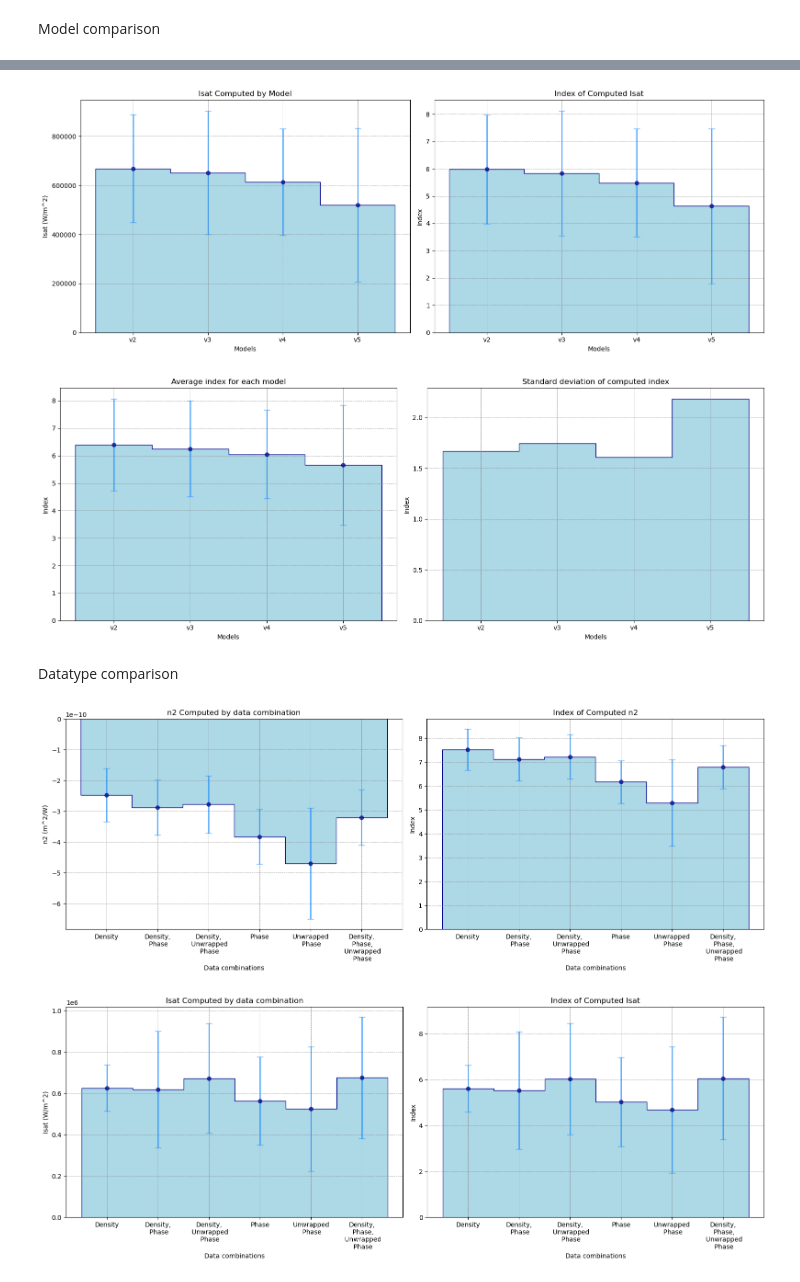
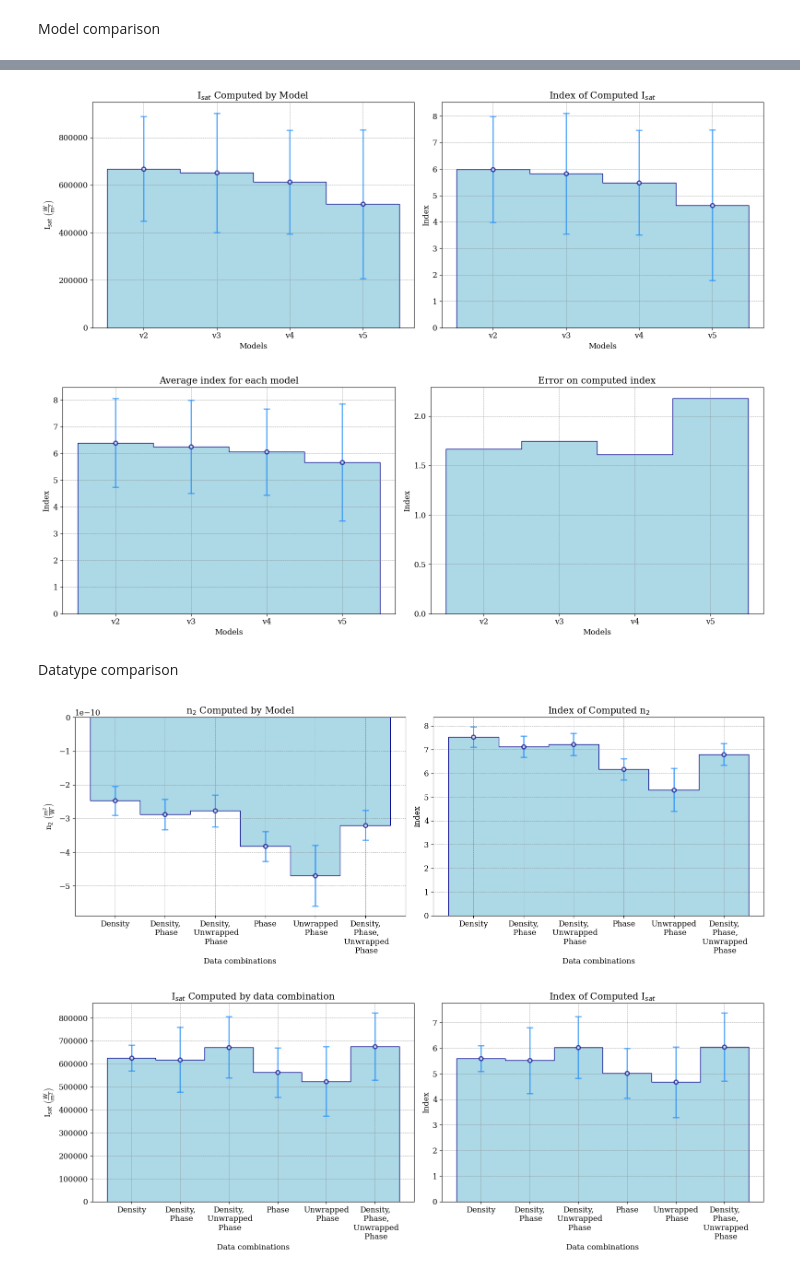
Before and after one commit to Quantum-Optics-LKB/xp2nlse-ml, a Jupyter notebook: single_power/experiment_visualizer_single_power.ipynb, the cells around one changed output, grey strips where cells are left out. Cells and saved outputs as stored; diff of their text form; code cells hidden in the pictures.

Commit message:
fixed format of bar plots

```diff
--- a/single_power/experiment_visualizer_single_power.ipynb
+++ b/single_power/experiment_visualizer_single_power.ipynb
@@ -3,6 +3,9 @@ import numpy as np
 import matplotlib.pyplot as plt
 import json
 import pandas as pd
+# %%
+plt.rcParams['font.family'] = 'DejaVu Serif'
+plt.rcParams['font.size'] = 12
 # %%
 file_to_df = pd.read_json("/home/louis/LEON/DATA/Atoms/2024/PINNS2/CNN/experiment_results_single_power.json")
 df_to_json = file_to_df.to_json()
@@ -119,8 +122,8 @@ std_index_error_isat_models = np.zeros(4)
 for index in range(len(model_types)):
     mean_accuracy_isat_models[index] = np.mean(model_types[index][3])
     mean_index_error_isat_models[index] = np.mean(model_types[index][4])
-    std_accuracy_isat_models[index] = np.std(model_types[index][3])#/np.sqrt(len(model_types[index][3]))
-    std_index_error_isat_models[index] = np.std(model_types[index][4])#/np.sqrt(len(model_types[index][4]))
+    std_accuracy_isat_models[index] = np.std(model_types[index][3])
+    std_index_error_isat_models[index] = np.std(model_types[index][4])
 
 x_positions = [0.5, 1.5, 2.5, 3.5]
 
@@ -131,28 +134,28 @@ fig, ax = plt.subplots(1, 2, figsize=(16, 6))
 ax[0].grid(True, which='both', linestyle='--', linewidth=0.5, color='grey')
 ax[0].stairs(mean_accuracy_isat_models, fill=True, color='lightblue')
 ax[0].stairs(mean_accuracy_isat_models, color='darkblue')
-ax[0].errorbar(x_positions, mean_accuracy_isat_models, yerr=std_accuracy_isat_models, fmt="o", color="navy", ecolor='dodgerblue', elinewidth=2, capsize=5, alpha=0.7)
+ax[0].errorbar(x_positions, mean_accuracy_isat_models, yerr=std_accuracy_isat_models, fmt="o", color="navy", ecolor='dodgerblue', elinewidth=2, capsize=5, alpha=0.7, markerfacecolor='white', markeredgecolor='navy', markeredgewidth=2)
 ax[0].set_xticks(x_positions)
 ax[0].set_xticklabels(models_list, rotation=0)
-ax[0].set_title("Isat Computed by Model")
-ax[0].set_ylabel('Isat (W/m^2)')
+ax[0].set_title(r"I$_{sat}$ Computed by Model")
+ax[0].set_ylabel(r'I$_{sat}\ \left(\frac{W}{\mathrm{m^2}}\right)$')
 ax[0].set_xlabel('Models')
 
 # Second subplot
 ax[1].grid(True, which='both', linestyle='--', linewidth=0.5, color='grey')
 ax[1].stairs(mean_index_error_isat_models, fill=True, color='lightblue')
 ax[1].stairs(mean_index_error_isat_models, color='darkblue')
-ax[1].errorbar(x_positions, mean_index_error_isat_models, yerr=std_index_error_isat_models, fmt="o", color="navy", ecolor='dodgerblue', elinewidth=2, capsize=5, alpha=0.7)
+ax[1].errorbar(x_positions, mean_index_error_isat_models, yerr=std_index_error_isat_models, fmt="o", color="navy", ecolor='dodgerblue', elinewidth=2, capsize=5, alpha=0.7, markerfacecolor='white', markeredgecolor='navy', markeredgewidth=2)
 ax[1].set_xticks(x_positions)
 ax[1].set_xticklabels(models_list, rotation=0)
-ax[1].set_title("Index of Computed Isat")
+ax[1].set_title(r"Index of Computed I$_{sat}$")
 ax[1].set_ylabel('Index')
 ax[1].set_xlabel('Models')
 
 plt.tight_layout()
 plt.show()
 # %% [output]
-[figure, old version]
+[figure, new version]
 # %%
 mean_accuracy_models = (mean_accuracy_n2_models + mean_accuracy_isat_models)/2
 mean_index_error_models = (mean_index_error_n2_models + mean_index_error_isat_models )/2
@@ -167,7 +170,7 @@ fig, ax = plt.subplots(1, 2, figsize=(16, 6))
 ax[0].grid(True, which='both', linestyle='--', linewidth=0.5, color='grey')
 ax[0].stairs(mean_index_error_models, fill=True, color='lightblue')
 ax[0].stairs(mean_index_error_models, color='darkblue')
-ax[0].errorbar(x_positions,mean_index_error_models, yerr=std_index_error_models, fmt="o", color="navy", ecolor='dodgerblue', elinewidth=2, capsize=5, alpha=0.7)
+ax[0].errorbar(x_positions,mean_index_error_models, yerr=std_index_error_models, fmt="o", color="navy", ecolor='dodgerblue', elinewidth=2, capsize=5, alpha=0.7, markerfacecolor='white', markeredgecolor='navy', markeredgewidth=2)
 ax[0].set_xticks(x_positions)
 ax[0].set_xticklabels(models_list, rotation=0)
 ax[0].set_title("Average index for each model")
@@ -180,14 +183,14 @@ ax[1].stairs(std_index_error_models, fill=True, color='lightblue')
 ax[1].stairs(std_index_error_models, color='darkblue')
 ax[1].set_xticks(x_positions)
 ax[1].set_xticklabels(models_list, rotation=0)
-ax[1].set_title("Standard deviation of computed index")
+ax[1].set_title("Error on computed index")
 ax[1].set_ylabel('Index')
 ax[1].set_xlabel('Models')
 
 plt.tight_layout()
 plt.show()
 # %% [output]
-[figure, old version]
+[figure, new version]
 # %% [markdown]
 Datatype comparison
 # %%
@@ -270,8 +273,8 @@ std_index_error_data_n2 = np.zeros(6)
 for index in range(len(data_types)):
     mean_accuracy_data_n2[index] = np.mean(data_types[index][1])
     mean_index_error_data_n2[index] = np.mean(data_types[index][2])
-    std_accuracy_data_n2[index] = np.std(data_types[index][1])
-    std_index_error_data_n2[index] = np.std(data_types[index][2])
+    std_accuracy_data_n2[index] = np.std(data_types[index][1])/np.sqrt(len(data_types[index][1]))
+    std_index_error_data_n2[index] = np.std(data_types[index][2])/np.sqrt(len(data_types[index][2]))
 
 x_positions = [0.5, 1.5, 2.5, 3.5, 4.5, 5.5]
 # Creating subplots on the same row
@@ -281,28 +284,28 @@ fig, ax = plt.subplots(1, 2, figsize=(16, 6))
 ax[0].grid(True, which='both', linestyle='--', linewidth=0.5, color='grey')
 ax[0].stairs(mean_accuracy_data_n2, fill=True, color='lightblue')
 ax[0].stairs(mean_accuracy_data_n2, color='darkblue')
-ax[0].errorbar(x_positions, mean_accuracy_data_n2, yerr=std_accuracy_data_n2, fmt="o", color="navy", ecolor='dodgerblue', elinewidth=2, capsize=5, alpha=0.7)
+ax[0].errorbar(x_positions, mean_accuracy_data_n2, yerr=std_accuracy_data_n2, fmt="o", color="navy", ecolor='dodgerblue', elinewidth=2, capsize=5, alpha=0.7, markerfacecolor='white', markeredgecolor='navy', markeredgewidth=2)
 ax[0].set_xticks(x_positions)
 ax[0].set_xticklabels(data_type_list, rotation=0)
-ax[0].set_title("n2 Computed by data combination")
-ax[0].set_ylabel('n2 (m^2/W)')
+ax[0].set_title(r"n$_2$ Computed by Model")
+ax[0].set_ylabel(r'n$_2\ \left(\frac{m^2}{\mathrm{W}}\right)$')
 ax[0].set_xlabel('Data combinations')
 
 # Second subplot
 ax[1].grid(True, which='both', linestyle='--', linewidth=0.5, color='grey')
 ax[1].stairs(mean_index_error_data_n2, fill=True, color='lightblue')
 ax[1].stairs(mean_index_error_data_n2, color='darkblue')
-ax[1].errorbar(x_positions, mean_index_error_data_n2, yerr=std_index_error_data_n2, fmt="o", color="navy", ecolor='dodgerblue', elinewidth=2, capsize=5, alpha=0.7)
+ax[1].errorbar(x_positions, mean_index_error_data_n2, yerr=std_index_error_data_n2, fmt="o", color="navy", ecolor='dodgerblue', elinewidth=2, capsize=5, alpha=0.7, markerfacecolor='white', markeredgecolor='navy', markeredgewidth=2)
 ax[1].set_xticks(x_positions)
 ax[1].set_xticklabels(data_type_list, rotation=0)
-ax[1].set_title("Index of Computed n2")
+ax[1].set_title(r"Index of Computed n$_2$")
 ax[1].set_ylabel('Index')
 ax[1].set_xlabel('Data combinations')
 
 plt.tight_layout()
 plt.show()
 # %% [output]
-[figure, old version]
+[figure, new version]
 # %%
 mean_accuracy_data_isat = np.zeros(6)
 mean_index_error_data_isat = np.zeros(6)
@@ -313,39 +316,39 @@ std_index_error_data_isat = np.zeros(6)
 for index in range(len(data_types)):
     mean_accuracy_data_isat[index] = np.mean(data_types[index][3])
     mean_index_error_data_isat[index] = np.mean(data_types[index][4])
     std_accuracy_data_isat[index] = np.std(data_types[index][3])
     std_index_error_data_isat[index] = np.std(data_types[index][4])
 
 x_positions = [0.5, 1.5, 2.5, 3.5, 4.5, 5.5]
 # Creating subplots on the same row
 fig, ax = plt.subplots(1, 2, figsize=(16, 6))
 
 # First subplot
 ax[0].grid(True, which='both', linestyle='--', linewidth=0.5, color='grey')
 ax[0].stairs(mean_accuracy_data_isat, fill=True, color='lightblue')
 ax[0].stairs(mean_accuracy_data_isat, color='darkblue')
-ax[0].errorbar(x_positions, mean_accuracy_data_isat, yerr=std_accuracy_data_isat, fmt="o", color="navy", ecolor='dodgerblue', elinewidth=2, capsize=5, alpha=0.7)
+ax[0].errorbar(x_positions, mean_accuracy_data_isat, yerr=std_accuracy_data_isat, fmt="o", color="navy", ecolor='dodgerblue', elinewidth=2, capsize=5, alpha=0.7, markerfacecolor='white', markeredgecolor='navy', markeredgewidth=2)
 ax[0].set_xticks(x_positions)
 ax[0].set_xticklabels(data_type_list, rotation=0)
-ax[0].set_title("Isat Computed by data combination")
-ax[0].set_ylabel('Isat (W/m^2)')
+ax[0].set_title(r"I$_{sat}$ Computed by data combination")
+ax[0].set_ylabel(r'I$_{sat}\ \left(\frac{W}{\mathrm{m^2}}\right)$')
 ax[0].set_xlabel('Data combinations')
 
 # Second subplot
 ax[1].grid(True, which='both', linestyle='--', linewidth=0.5, color='grey')
 ax[1].stairs(mean_index_error_data_isat, fill=True, color='lightblue')
 ax[1].stairs(mean_index_error_data_isat, color='darkblue')
-ax[1].errorbar(x_positions, mean_index_error_data_isat, yerr=std_index_error_data_isat, fmt="o", color="navy", ecolor='dodgerblue', elinewidth=2, capsize=5, alpha=0.7)
+ax[1].errorbar(x_positions, mean_index_error_data_isat, yerr=std_index_error_data_isat, fmt="o", color="navy", ecolor='dodgerblue', elinewidth=2, capsize=5, alpha=0.7, markerfacecolor='white', markeredgecolor='navy', markeredgewidth=2)
 ax[1].set_xticks(x_positions)
 ax[1].set_xticklabels(data_type_list, rotation=0)
-ax[1].set_title("Index of Computed Isat")
+ax[1].set_title(r"Index of Computed I$_{sat}$")
 ax[1].set_ylabel('Index')
 ax[1].set_xlabel('Data combinations')
 
 plt.tight_layout()
 plt.show()
 # %% [output]
-[figure, old version]
+[figure, new version]
 # %%
 mean_accuracy_data = (mean_accuracy_data_n2 + mean_accuracy_data_isat)/2
 mean_index_error_data = (mean_index_error_data_n2 + mean_index_error_data_isat )/2
```
Also changed, not shown: parts of 2 cells of this notebook, 4 other files.
